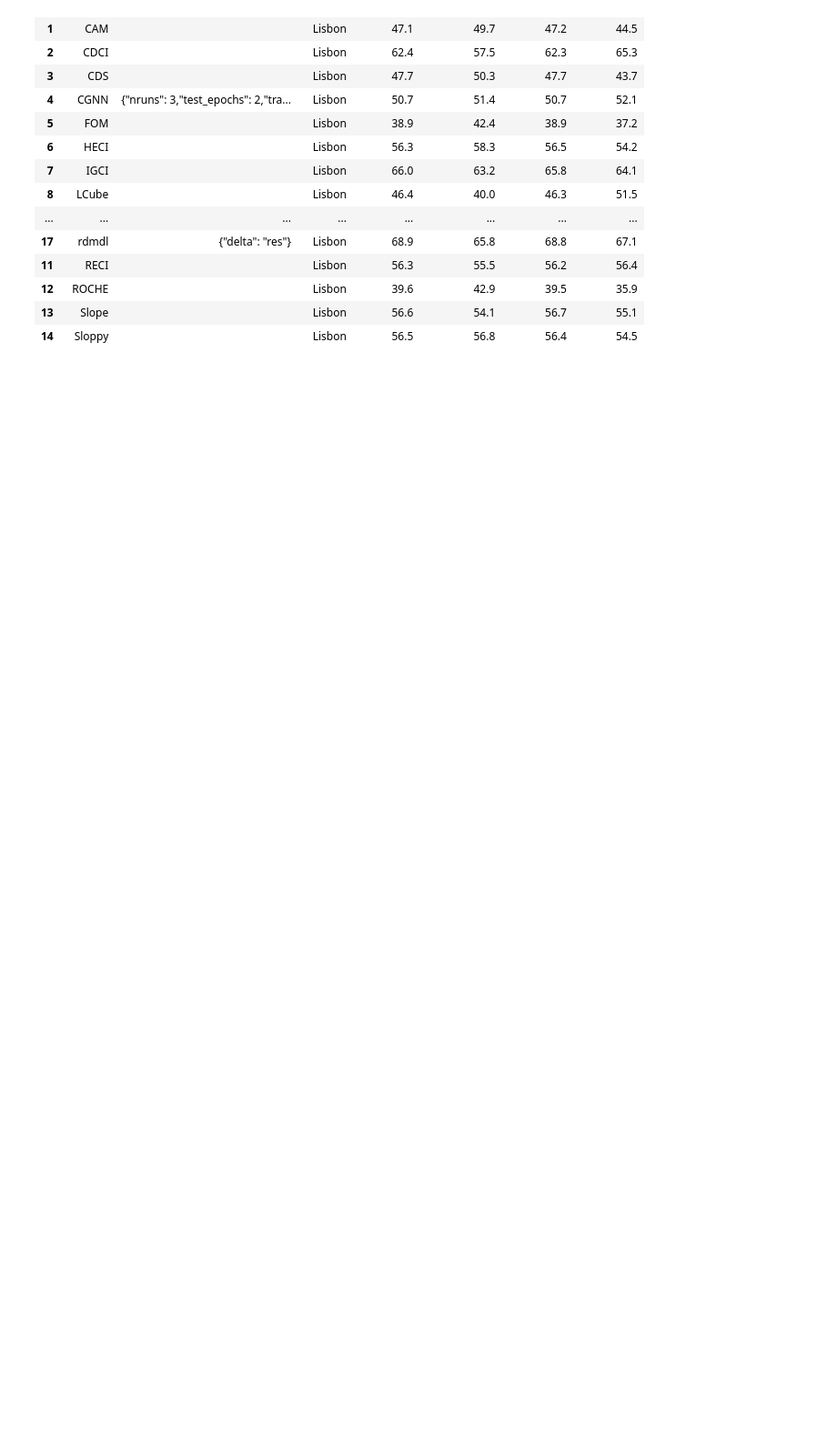
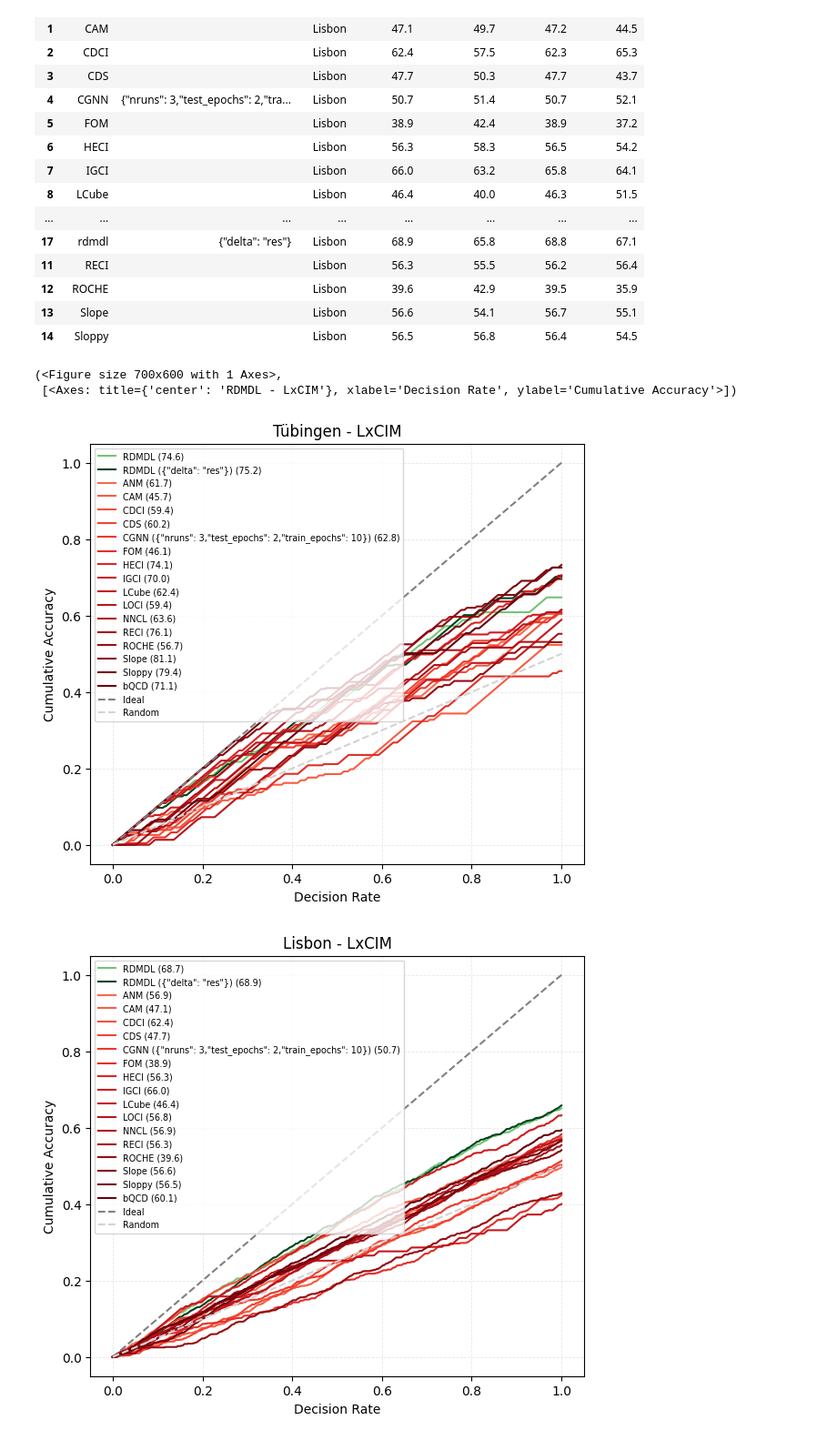
Before and after one commit to tiagobrogueira/Causal-Discovery-In-Exchangeable-Data, a Jupyter notebook: bicausal/rdmdl_paper.ipynb, the cells around one changed output. Shown at 91% size. Drawn from its saved outputs; the diff is of its cells as text; code cells hidden in the pictures; blank space fills up the shorter version.

```diff
--- a/bicausal/rdmdl_paper.ipynb
+++ b/bicausal/rdmdl_paper.ipynb
@@ -78,3 +79,13 @@ Table saved to: table\RDMDL Table 2.tex
 | 12 | ROCHE |  | Lisbon | 39.6 | 42.9 | 39.5 | 35.9 |
 | 13 | Slope |  | Lisbon | 56.6 | 54.1 | 56.7 | 55.1 |
 | 14 | Sloppy |  | Lisbon | 56.5 | 56.8 | 56.4 | 54.5 |
+# %%
+#Figure 1
+plot_dataset_curves_vs("Tuebingen",["RDMDL"], include_variations=True, show_params=False,figure_name="RDMDL Figure 1 Tuebingen")
+plot_dataset_curves_vs("Lisbon",["RDMDL"], include_variations=True, show_params=False, figure_name="RDMDL Figure 1 Lisbon")
+plot_method_curves("RDMDL", include_variations=True, figure_name="RDMDL Figure 1 method curves")
+# %% [output]
+(<Figure size 700x600 with 1 Axes>,
+ [<Axes: title={'center': 'RDMDL - LxCIM'}, xlabel='Decision Rate', ylabel='Cumulative Accuracy'>])
+[figure, added]
+[figure, added]
```
Also changed, not shown: parts of 4 cells of this notebook, 21 other files.
